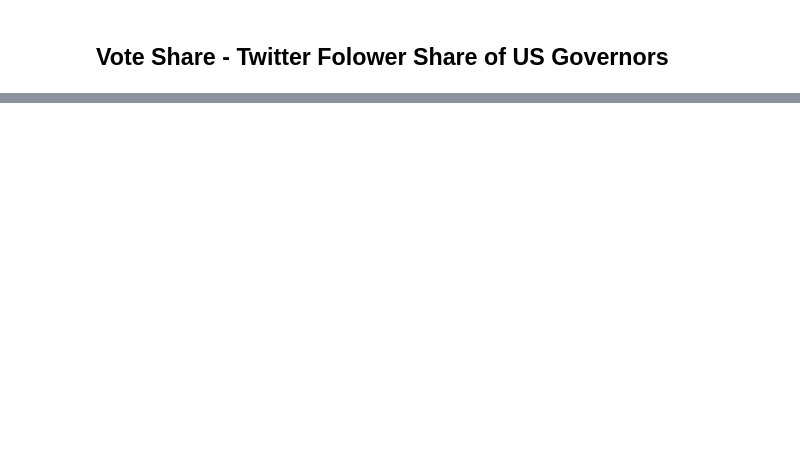
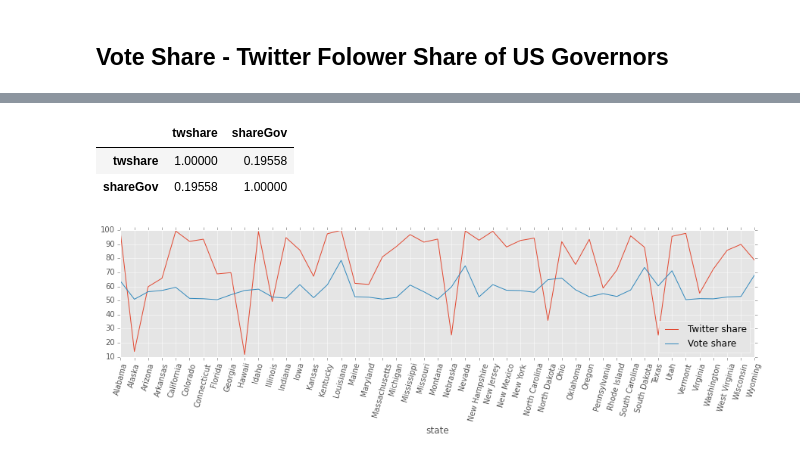
Before and after one commit to hbisgin/GeoInfluence, a Jupyter notebook: analysis/Desc Stats of the Challengers.ipynb, the cells around one changed output, grey strips where cells are left out. Cells and saved outputs as stored; diff of their text form; code cells hidden in the pictures; blank space fills up the shorter version.

```diff
--- a/analysis/Desc Stats of the Challengers.ipynb
+++ b/analysis/Desc Stats of the Challengers.ipynb
@@ -5,5 +5,8 @@ import pandas as pd
 import numpy as np
 import folium
 from IPython.display import HTML
+%matplotlib inline
+import matplotlib.pyplot as plt
+plt.style.use('ggplot')
 # %%
 df = pd.read_csv('../data/governors-challengers.csv')
@@ -90,6 +101,19 @@ states.create_map(path='govtw_share.html')
 HTML('<iframe src="govtw_share.html" style="width: 100%; height: 510px; border: none"></iframe>')
 # %% [output]
 [interactive output not drawn]
+# %%
+# correlation between twitter share of governors
+# and their 'normalized' vote share
+df[['twshare','shareGov']].corr()
+# %% [output]
+|  | twshare | shareGov |
+| twshare | 1.00000 | 0.19558 |
+| shareGov | 0.19558 | 1.00000 |
+# %%
+ax = df[['twshare','shareGov']].plot(x = df['state'], xticks=range(47), rot=75,figsize=(15,3))
+ax.legend(['Twitter share','Vote share'],loc='best');
+# %% [output]
+[figure, added]
 # %%
 states = folium.Map(location=[40, -99], zoom_start=4)
 states.geo_json(geo_path=state_geo, data=df, data_out='vote_twfol.json',
```
Also changed, not shown: parts of 17 cells of this notebook, 11 other files.
